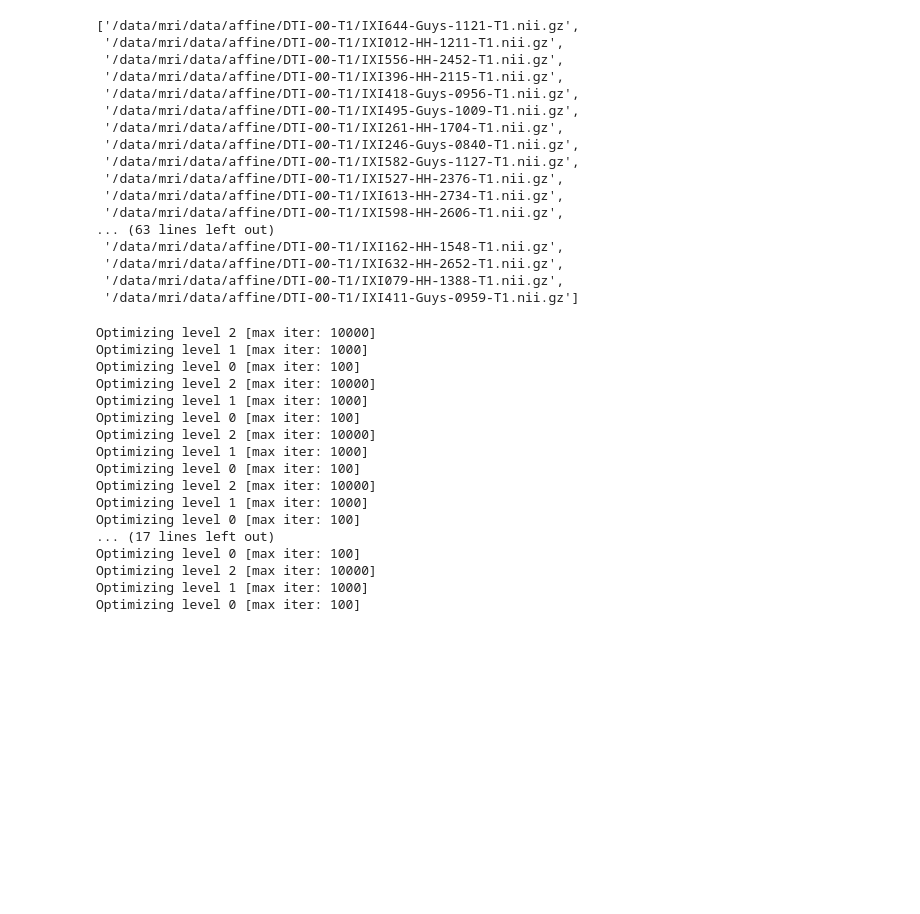
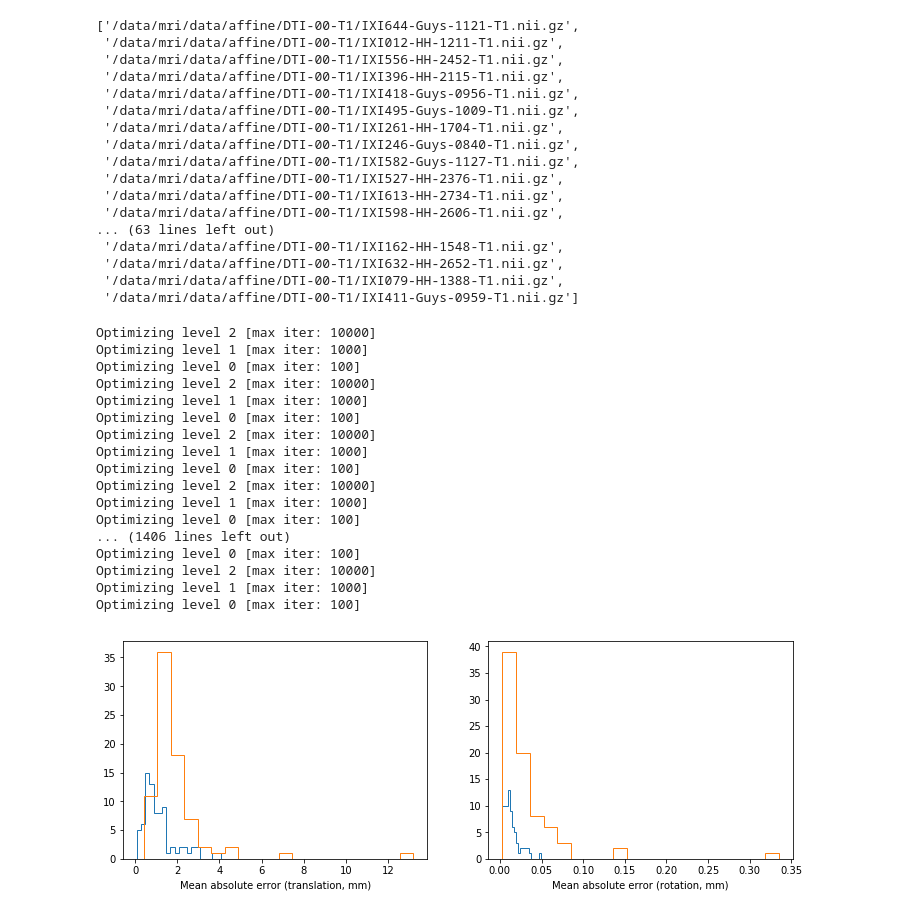
Before and after one commit to uw-biomedical-ml/mri2mri_notebooks, a Jupyter notebook: compare_registrations.ipynb, the cells around one changed output. Saved outputs shown, nothing was run; the diff lists cells and outputs as text; code cells hidden in the pictures; blank space fills up the shorter version.

```diff
--- a/compare_registrations.ipynb
+++ b/compare_registrations.ipynb
@@ -109,16 +109,22 @@ t1s
  '/data/mri/data/affine/DTI-00-T1/IXI079-HH-1388-T1.nii.gz',
  '/data/mri/data/affine/DTI-00-T1/IXI411-Guys-0959-T1.nii.gz']
 # %%
-RMS_pred = []
-RMS_source = []
+RMS_trans_pred = []
+RMS_trans_source = []
+RMS_rot_pred = []
+RMS_rot_source = []
 for tt in t1s:
     reg_affine_source, reg_affine_pred = compare_registrations(tt)
     scale_source, shear_source, angles_source, translate_source, perspective_source = decompose_matrix(reg_affine_source)
     scale_pred, shear_pred, angles_pred, translate_pred, perspective_pred = decompose_matrix(reg_affine_pred)
-    RMS_translate_source = np.sqrt(np.mean(translate_source ** 2))
-    RMS_translate_pred = np.sqrt(np.mean(translate_pred ** 2))
-    RMS_pred.append(RMS_translate_pred)
-    RMS_source.append(RMS_translate_source)
+    this_RMS_trans_source = np.mean(np.abs(translate_source))
+    this_RMS_trans_pred = np.mean(np.abs(translate_pred))
+    this_RMS_rot_source = np.mean(np.abs(angles_source))
+    this_RMS_rot_pred = np.mean(np.abs(angles_pred))
+    RMS_trans_pred.append(this_RMS_trans_pred)
+    RMS_trans_source.append(this_RMS_trans_source)
+    RMS_rot_pred.append(this_RMS_rot_pred)
+    RMS_rot_source.append(this_RMS_rot_source)
 # %% [output]
 Optimizing level 2 [max iter: 10000]
 Optimizing level 1 [max iter: 1000]
@@ -132,7 +138,7 @@ Optimizing level 0 [max iter: 100]
 Optimizing level 2 [max iter: 10000]
 Optimizing level 1 [max iter: 1000]
 Optimizing level 0 [max iter: 100]
-... (17 lines left out)
+... (1406 lines left out)
 Optimizing level 0 [max iter: 100]
 Optimizing level 2 [max iter: 10000]
 Optimizing level 1 [max iter: 1000]
@@ -142,0 +146,11 @@ plt.hist(RMS_source)
+# %%
+fig, ax = plt.subplots(1,2)
+ax[0].hist(RMS_trans_pred, histtype='step', bins=20);
+ax[0].hist(RMS_trans_source,  histtype='step', bins=20);
+ax[0].set_xlabel('Mean absolute error (translation, mm)')
+ax[1].hist(RMS_rot_pred, histtype='step', bins=20);
+ax[1].hist(RMS_rot_source,  histtype='step', bins=20);
+ax[1].set_xlabel('Mean absolute error (rotation, mm)')
+fig.set_size_inches([12,4])
+# %% [output]
+[figure, added]
```
Also changed, not shown: parts of 8 cells of this notebook.
